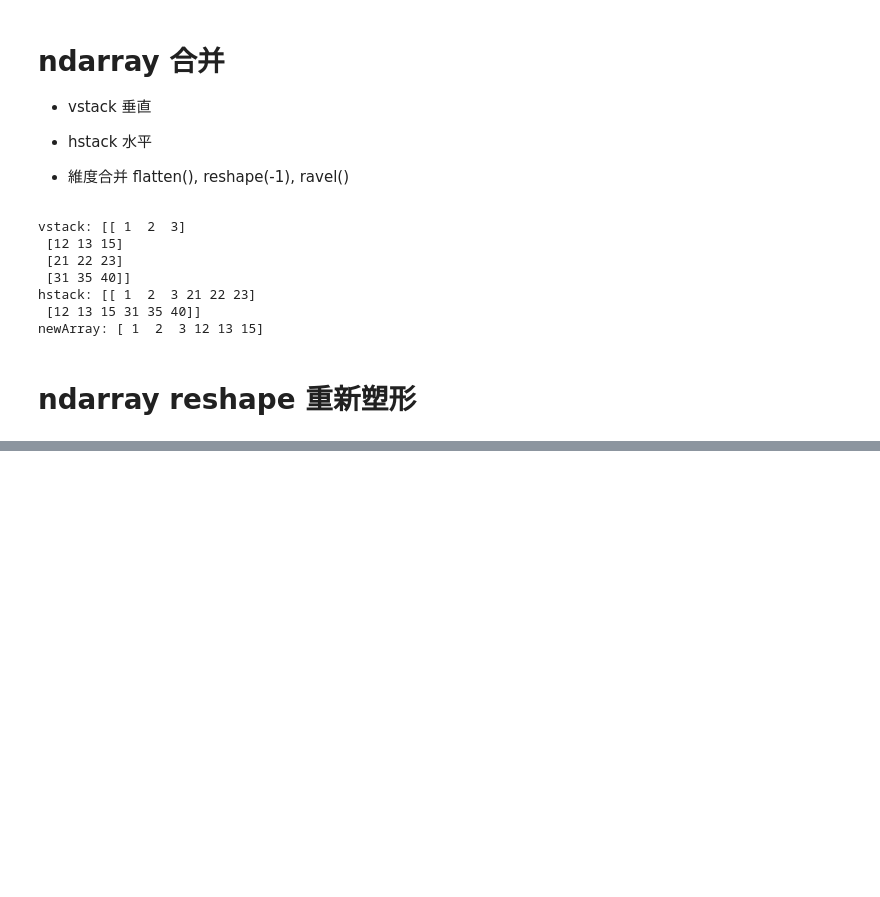
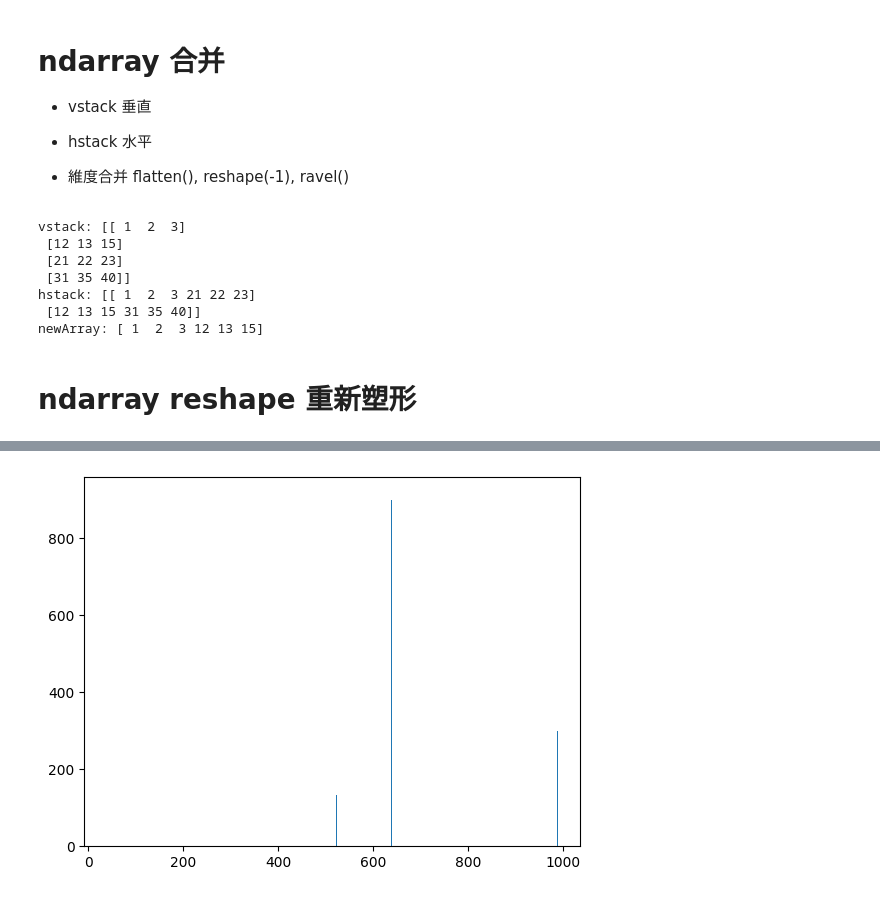
Before and after one commit to mccoy0928/pandas_dataframe, a Jupyter notebook: 20230801_numpy.ipynb, the cells around one changed output, grey strips where cells are left out. Saved outputs shown, nothing was run; the diff lists cells and outputs as text; code cells hidden in the pictures; blank space fills up the shorter version.

```diff
--- a/20230801_numpy.ipynb
+++ b/20230801_numpy.ipynb
@@ -81,0 +115,7 @@ print(x)
+# %%
+x = np.random.randint(1000, size=10)
+y = np.random.randint(1000, size=10)
+plt.bar(x,y)
+plt.show()
+# %% [output]
+[figure, added]
```
Also changed, not shown: parts of 14 cells of this notebook.
